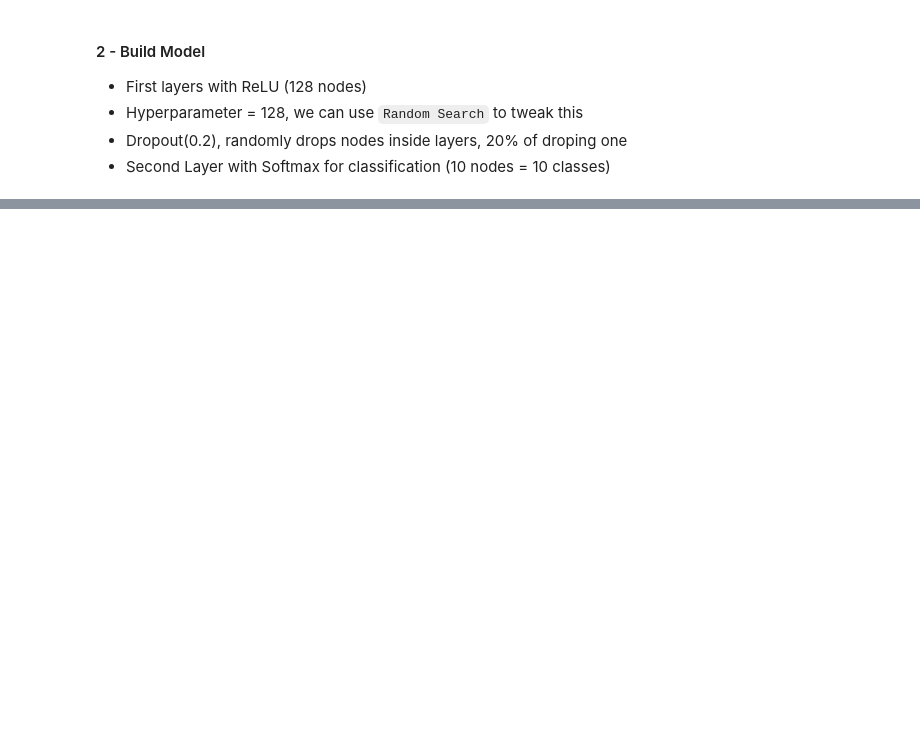
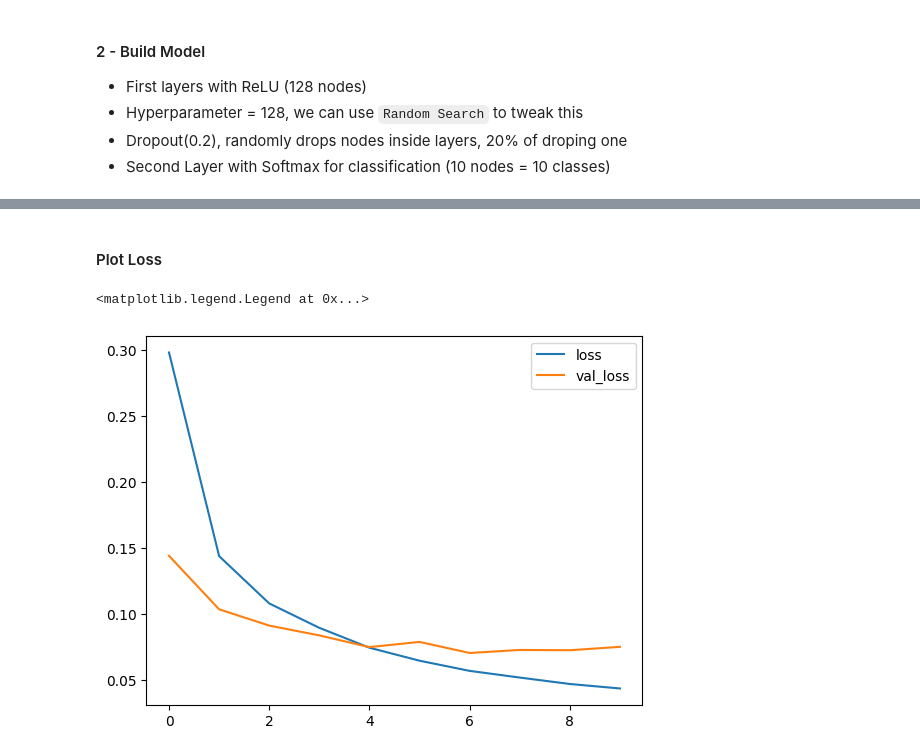
Before and after one commit to ivanxavier7/machinelearning, a Jupyter notebook: DeepLearning/Neuron.ipynb, the cells around one changed output, grey strips where cells are left out. Saved outputs shown, nothing was run; the diff lists cells and outputs as text; code cells hidden in the pictures; blank space fills up the shorter version.

Commit message:
Neuron, Classification and Regression, Plotting Data

```diff
--- a/DeepLearning/Neuron.ipynb
+++ b/DeepLearning/Neuron.ipynb
@@ -250,3 +250,13 @@ Steps:
 * `y_train.shape = N`
 * Scaling pixels values (0, 255) => (0, 1)
 * Keras handle flattening
+# %%
+import tensorflow as tf
+
+mnist = tf.keras.datasets.mnist
+
+(x_train, y_train), (x_test, y_test) = mnist.load_data()
+
+x_train, x_test = x_train / 255.0, x_test / 255.0   # Scale rgb to (0, 1)
+print("Shape: ", x_train.shape)
+print(x_train[0][20])
@@ -257,3 +271,11 @@ Steps:
 * Hyperparameter = 128, we can use `Random Search` to tweak this
 * Dropout(0.2), randomly drops nodes inside layers, 20% of droping one
 * Second Layer with Softmax for classification (10 nodes = 10 classes)
+# %%
+# Build
+model = tf.keras.models.Sequential([
+    tf.keras.layers.Flatten(input_shape=(28, 28)),
+    tf.keras.layers.Dense(128, activation='relu'),
+    tf.keras.layers.Dropout(0.2),
+    tf.keras.layers.Dense(10, activation='softmax')
+])
@@ -259,0 +288,9 @@ Steps:
+# %%
+# Compile
+model.compile(
+    optimizer='adam',
+    loss='sparse_categorical_crossentropy',
+    metrics=['accuracy']  # Categorical Metric
+              )
+
+r = model.fit(x_train, y_train, validation_data=(x_test, y_test), epochs=10)
@@ -289,3 +341,14 @@ Becase in Hot-encoding most of numbers are 0, when we multiply by 0, they don't
 
 
 We don't compute other entries with
+# %% [markdown]
+#### Plot Loss
+# %%
+# Loss per iteration
+import matplotlib.pyplot as plt
+plt.plot(r.history['loss'], label='loss')
+plt.plot(r.history['val_loss'], label='val_loss')
+plt.legend()
+# %% [output]
+<matplotlib.legend.Legend at 0x...>
+[figure, added]
```
Also changed, not shown: parts of 32 cells of this notebook.
